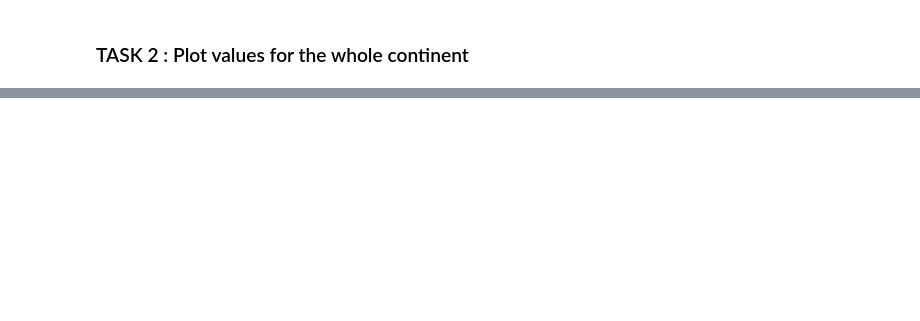
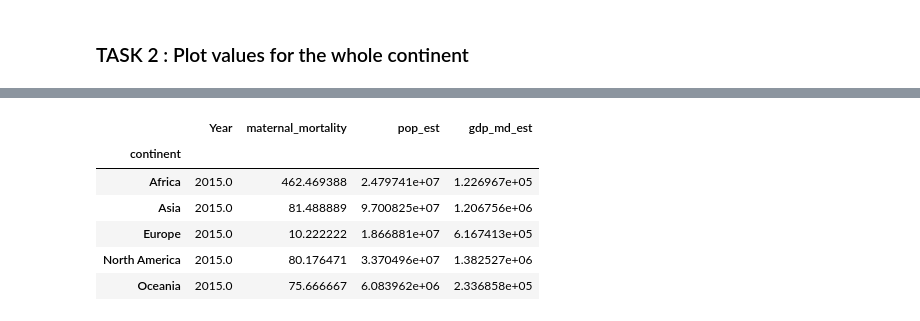
Before and after one commit to abhijeetknayak/Utilities, a Jupyter notebook: Data-Science/Country-Data/maternal-mortality-analysis.ipynb, the cells around one changed output, grey strips where cells are left out. Cells and saved outputs as stored; diff of their text form; code cells hidden in the pictures; blank space fills up the shorter version.

Commit message:
Using data in correct format

```diff
--- a/Data-Science/Country-Data/maternal-mortality-analysis.ipynb
+++ b/Data-Science/Country-Data/maternal-mortality-analysis.ipynb
@@ -134,0 +156,11 @@ continents[continents.index == 'North America'].plot()
+# %%
+data_mean = merged_df_idx.groupby('continent').mean()
+data_mean.head()
+# %% [output]
+|  | Year | maternal_mortality | pop_est | gdp_md_est |
+| continent |  |  |  |  |
+| Africa | 2015.0 | 462.469388 | 2.479741e+07 | 1.226967e+05 |
+| Asia | 2015.0 | 81.488889 | 9.700825e+07 | 1.206756e+06 |
+| Europe | 2015.0 | 10.222222 | 1.866881e+07 | 6.167413e+05 |
+| North America | 2015.0 | 80.176471 | 3.370496e+07 | 1.382527e+06 |
+| Oceania | 2015.0 | 75.666667 | 6.083962e+06 | 2.336858e+05 |
```
Also changed, not shown: parts of 4 cells of this notebook.
